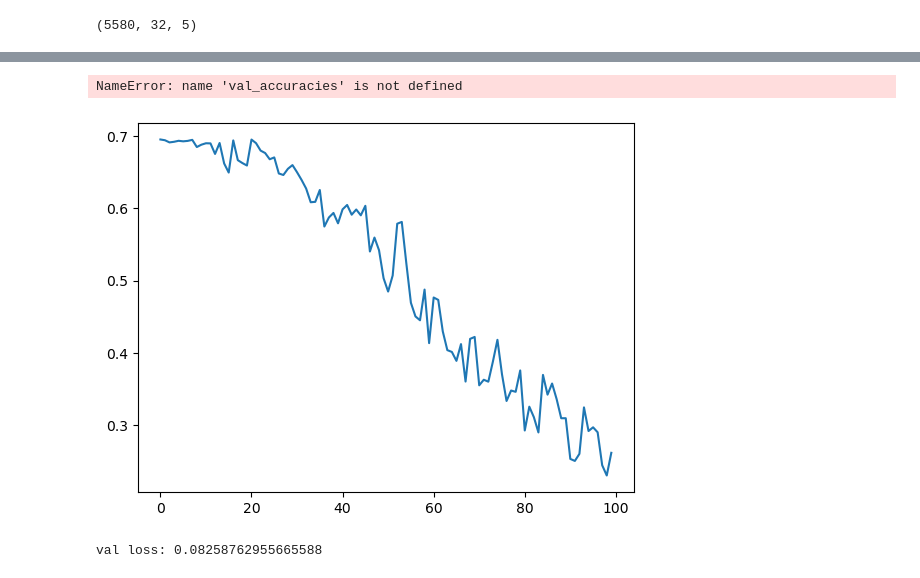
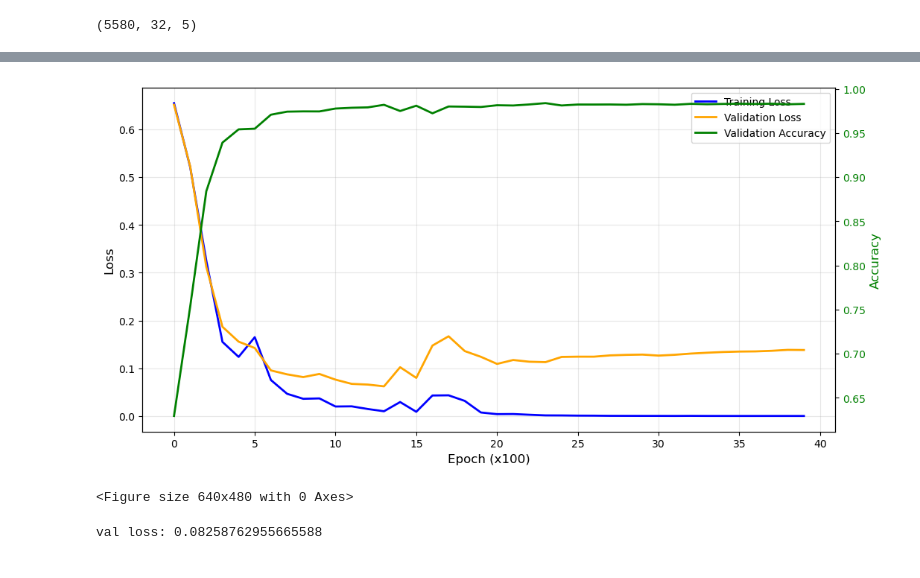
Before and after one commit to yiheinchai/eeg, a Jupyter notebook: train.ipynb, the cells around one changed output, grey strips where cells are left out. Cells and saved outputs as stored; diff of their text form; code cells hidden in the pictures.

```diff
--- a/train.ipynb
+++ b/train.ipynb
@@ -113,12 +150,16 @@ class ParkinsonsModel(nn.Module):
 # %%
 model = ParkinsonsModel().to(device)
 print(f'Model moved to {device}')
+# Weight decay is crucial for grokking - it encourages eventual generalization
 optimizer = torch.optim.AdamW(
     model.parameters(),
     lr=1e-4,
+    weight_decay=0.1,  # Added for grokking
 )
+print('Optimizer configured with weight_decay=0.1 for grokking')
+
 
 
 losses = []
+val_accuracies = []
 val_losses = []
-val_accuracies = []
@@ -179,11 +263,41 @@ epoch: 1000, loss: 0.257, val_loss: 0.325
 KeyboardInterrupt:
 # %%
-plt.plot(torch.tensor(losses[:-77]).view(-1, 10).mean(1))
-plt.plot(torch.tensor(val_losses[:-77]).view(-1, 10).mean(1))
-plt.plot(val_accuracies)
+# Plot all metrics on single graph with dual y-axes
+fig, ax1 = plt.subplots(figsize=(12, 6))
+
+# Smooth by averaging every 100 epochs
+num_bins = len(losses) // 100
+smoothed_losses = torch.tensor(losses[:num_bins*100]).view(-1, 100).mean(1)
+smoothed_val_losses = torch.tensor(val_losses[:num_bins*100]).view(-1, 100).mean(1)
+smoothed_val_acc = torch.tensor(val_accuracies[:num_bins*100]).view(-1, 100).mean(1)
+
+epochs = range(len(smoothed_losses))
+
+# Plot losses on left y-axis
+ax1.set_xlabel('Epoch (x100)', fontsize=12)
+ax1.set_ylabel('Loss', color='black', fontsize=12)
+line1 = ax1.plot(epochs, smoothed_losses.numpy(), label='Training Loss', color='blue', linewidth=2)
+line2 = ax1.plot(epochs, smoothed_val_losses.numpy(), label='Validation Loss', color='orange', linewidth=2)
+ax1.tick_params(axis='y', labelcolor='black')
+ax1.grid(True, alpha=0.3)
+
+# Create second y-axis for accuracy
+ax2 = ax1.twinx()
+ax2.set_ylabel('Accuracy', color='green', fontsize=12)
+line3 = ax2.plot(epochs, smoothed_val_acc.numpy(), label='Validation Accuracy', color='green', linewidth=2)
+ax2.tick_params(axis='y', labelcolor='green')
+
+# Combine legends from both axes
+lines = line1 + line2 + line3
+labels = [l.get_label() for l in lines]
+
+ax1.legend(lines, labels, loc='best', fontsize=10)
+plt.show()
+
+plt.tight_layout()
 # %% [output]
+[figure, new version]
-NameError: name 'val_accuracies' is not defined
+<Figure size 640x480 with 0 Axes>
-[figure, old version]
 # %%
 model.eval()
 val_losses = []
```
Also changed, not shown: parts of 6 cells of this notebook, 1 other file.
